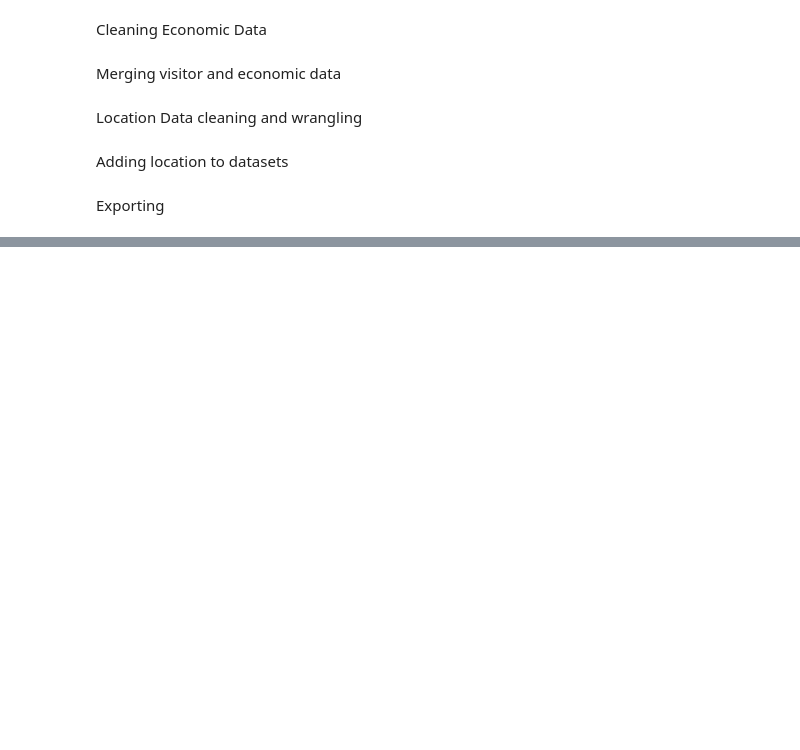
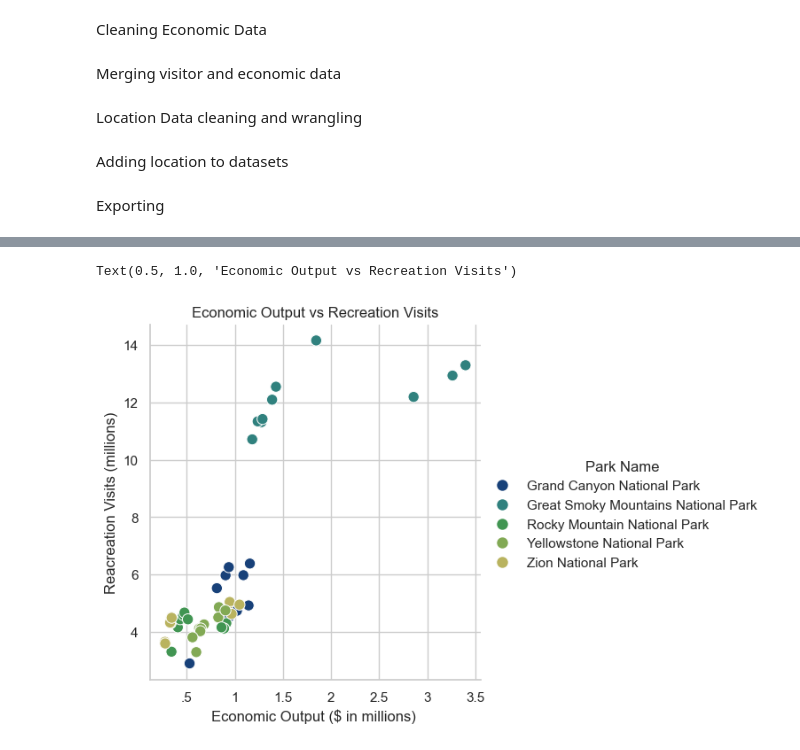
Before and after one commit to erhanks/National-Parks, a Jupyter notebook: Cleaning data.ipynb, the cells around one changed output, grey strips where cells are left out. Drawn from its saved outputs; the diff is of its cells as text; code cells hidden in the pictures; blank space fills up the shorter version.

```diff
--- a/Cleaning data.ipynb
+++ b/Cleaning data.ipynb
@@ -89,0 +347,20 @@ Visit_econ_longlat.to_csv("Visit Econ Location Data.csv")
+# %%
+plt2 = sns.relplot(data = top_5_eco, x='Economic\nOutput ($)', y='Recreation Visitors', hue = 'Park Name', s=80)
+
+# X axis
+ticksx = [500000, 1000000, 1500000, 2000000, 2500000, 3000000, 3500000]
+xlabels = ['.5', '1', '1.5', '2', '2.5', '3', '3.5']
+plt.xticks ( ticks=ticksx, labels=xlabels)
+
+
+# Y axis
+ticksy = [4000000, 6000000, 8000000, 10000000, 12000000, 14000000]
+ylabels = [4, 6, 8,10,12,14]
+plt.yticks ( ticks=ticksy, labels=ylabels)
+
+#Titles
+plt2.set(xlabel='Economic Output ($ in millions) ', ylabel='Reacreation Visits (millions)')
+plt.title('Economic Output vs Recreation Visits')
+# %% [output]
+Text(0.5, 1.0, 'Economic Output vs Recreation Visits')
+[figure, added]
```
Also changed, not shown: parts of 41 cells of this notebook.
